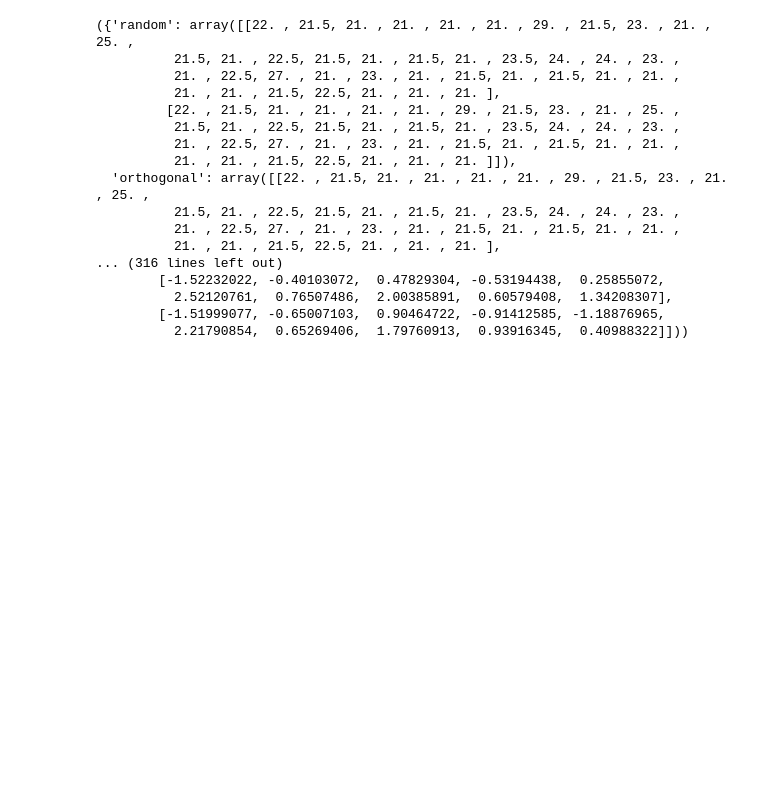
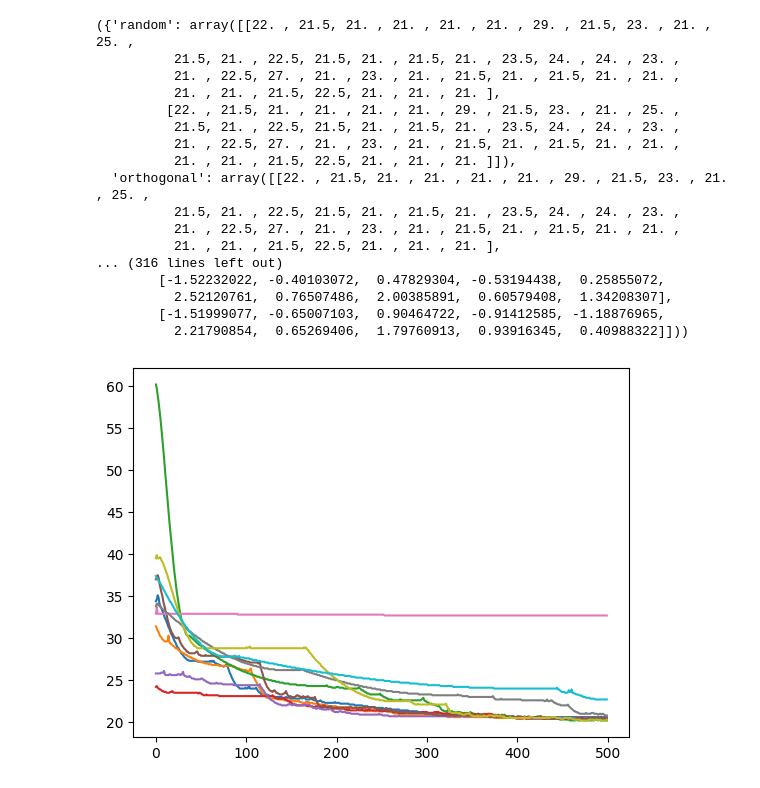
Before and after one commit to gullo97/FormulaAI, a Jupyter notebook: notebook.ipynb, the cells around one changed output. Saved outputs shown, nothing was run; the diff lists cells and outputs as text; code cells hidden in the pictures; blank space fills up the shorter version.

Commit message:
added memory to optimization

```diff
--- a/notebook.ipynb
+++ b/notebook.ipynb
@@ -320,19 +320,21 @@ main(num_agents=N_AGENTS, num_laps=2, initial_budget=100.0, live_plotting=True,
         # - A following agent should be slowed down by the agent in front of it to mimic real life
 # %%
 class Agent():
-    def __init__(self, n_features, budget = 400, method = 'random', MEMORY = True):
+    def __init__(self, n_features, budget = 400):
         self.features = np.random.randn(n_features)
         self.budget = budget
-        self.method = method
         self.best_known_state = np.copy(self.features)
         self.best_lap_time = float('inf')
         self.last_u_v = None
         self.last_theta = None
         self.best_u_v = None
         self.best_theta = None
-        self.memory = MEMORY
+        self.lap_times_history = []
+        self.budget_history = []
 
-    def optimize(self, lap_time, rotation_scale = 0.1):
+    def optimize(self, lap_time, rotation_scale = 0.1, method = 'max_feature', MEMORY = True):
+        self.lap_times_history.append(lap_time)
+        self.budget_history.append(self.budget)
         if self.budget > 0:
 
             if lap_time <= self.best_lap_time:
@@ -349,20 +351,20 @@ class Agent():
 
 
             # Use random rotation if no best-known rotation
-            if self.best_u_v is None or self.memory == False:
+            if self.best_u_v is None or MEMORY == False:
 
                 # Generate random rotation angle and basis vectors
                 theta = np.random.uniform(-rotation_scale, rotation_scale)
 
-                if self.method == 'random':
+                if method == 'random':
                     u, v = np.random.randn(len(self.features)), np.random.randn(len(self.features))
                     u /= np.linalg.norm(u)
                     v /= np.linalg.norm(v)
-                elif self.method == 'orthogonal':
+                elif method == 'orthogonal':
                     u, v = generate_orthogonal_u_v(self.features)
-                elif self.method == 'max_feature':
+                elif method == 'max_feature':
                     u, v = generate_u_v_from_max_feature(self.features)
-                elif self.method == 'top_k_features':
+                elif method == 'top_k_features':
                     u, v = generate_u_v_from_top_k_features(self.features)
 
             # Use the best-known rotation
@@ -380,12 +382,12 @@ class Agent():
 # %%
 # new main function that uses the Agent class
 
-def main(n_agents, track, n_laps):
-    dt = 0.1
+def main(n_agents, track, n_laps, dt = 0.1, L = 30, N_FEATURES = 10, method = 'max_feature', rotation_scale = 0.1, MEMORY = True):
+
 
     agents = [Agent(N_FEATURES) for _ in range(n_agents)]
 
-    if track == None:
+    if track.any() == None:
         track = generate_fourier_vectorized(L, N_FEATURES)
     else:
         track = np.array(track)
@@ -401,7 +403,16 @@ def main(n_agents, track, n_laps):
             mask = positions < L
             lap_times[mask] += dt
         for i, agent in enumerate(agents):
-            agent.optimize(lap_times[i])
+            agent.optimize(lap_times[i], rotation_scale = rotation_scale, method = method, MEMORY = MEMORY)
     return agents, track
-
-agents, track = main(n_agents= 10, track = None, n_laps = 500)
+# %%
+track = generate_fourier_vectorized(L, N_FEATURES)
+# track = np.array(track)
+# %%
+agents, track = main(n_agents= 10, track = track, n_laps = 500, MEMORY=True)
+# print lap times history for each agent
+for agent in agents:
+    plt.plot(agent.lap_times_history)
+plt.show()
+# %% [output]
+[figure, added]
```
Also changed, not shown: parts of 1 cell of this notebook.
